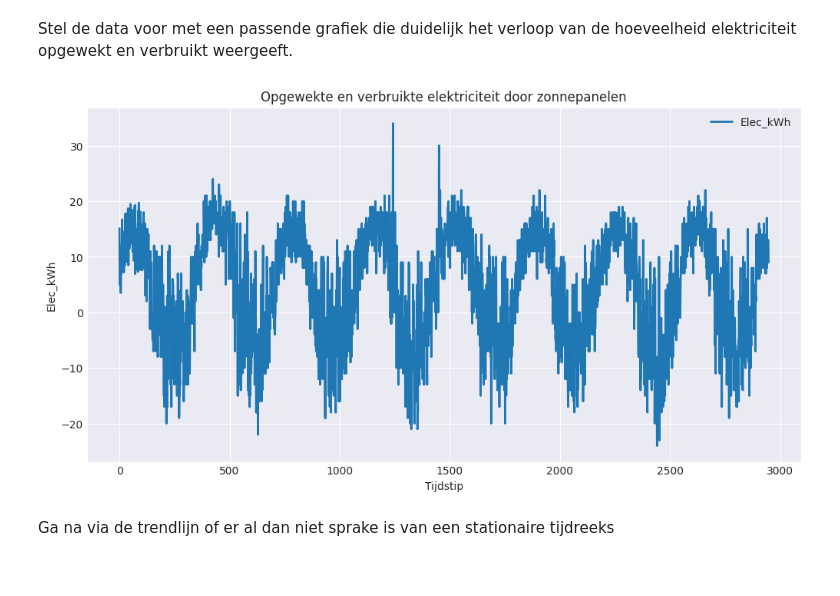
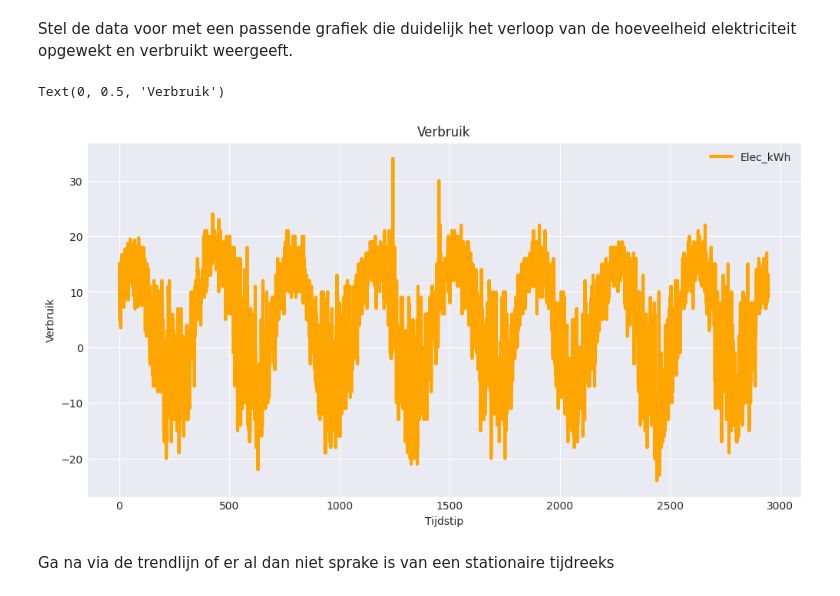
Before and after one commit to pascal-maker/Python, a Jupyter notebook: Labo_06_Stationaire_tijdsreeksen_opdracht.ipynb, the cells around one changed output. Cells and saved outputs as stored; diff of their text form; code cells hidden in the pictures.

```diff
--- a/Labo_06_Stationaire_tijdsreeksen_opdracht.ipynb
+++ b/Labo_06_Stationaire_tijdsreeksen_opdracht.ipynb
@@ -461,7 +266,7 @@ Wil je ook een foutgrafiek (bv. MAPE per methode) toevoegen aan deze vergelijkin
 # %% [markdown]
 Lees het bestand `zonnepanelen.csv` in, gebruik de eerste kolom als index
 # %%
-dataset = pd.read_csv('zonnepanelen.csv', index_col='Tijdstip')
+dataset = pd.read_csv('zonnepanelen.csv', index_col=0)
 dataset.head()
 # %% [output]
 |  | Elec_kWh |
@@ -471,27 +276,15 @@ dataset.head()
 | 2 | 5.8 |
 | 3 | 4.9 |
 | 4 | 11.7 |
-# %%
-# 📦 Imports
-import pandas as pd
-import numpy as np
-import matplotlib.pyplot as plt
-import seaborn as sns
-from sklearn.linear_model import LinearRegression
-from statsmodels.graphics.tsaplots import plot_acf
-
-%matplotlib inline
-plt.style.use('seaborn-v0_8-whitegrid')
-sns.set_style("darkgrid")
 # %% [markdown]
 Stel de data voor met een passende grafiek die duidelijk het verloop van de hoeveelheid elektriciteit opgewekt en verbruikt weergeeft.
 # %%
-dataset.plot(figsize=(12, 6), linewidth=2)
-plt.title('Opgewekte en verbruikte elektriciteit door zonnepanelen')
-plt.xlabel('Tijdstip')
-plt.ylabel('Elec_kWh')
-plt.show()
+dataset.plot(color='orange', linewidth=3, figsize=(12,6))
+plt.title('Verbruik')
+plt.xlabel("Tijdstip")
+plt.ylabel("Verbruik")
 # %% [output]
+Text(0, 0.5, 'Verbruik')
-[figure, old version]
+[figure, new version]
 # %% [markdown]
 Ga na via de trendlijn of er al dan niet sprake is van een stationaire tijdreeks
```
Also changed, not shown: parts of 74 cells of this notebook.
